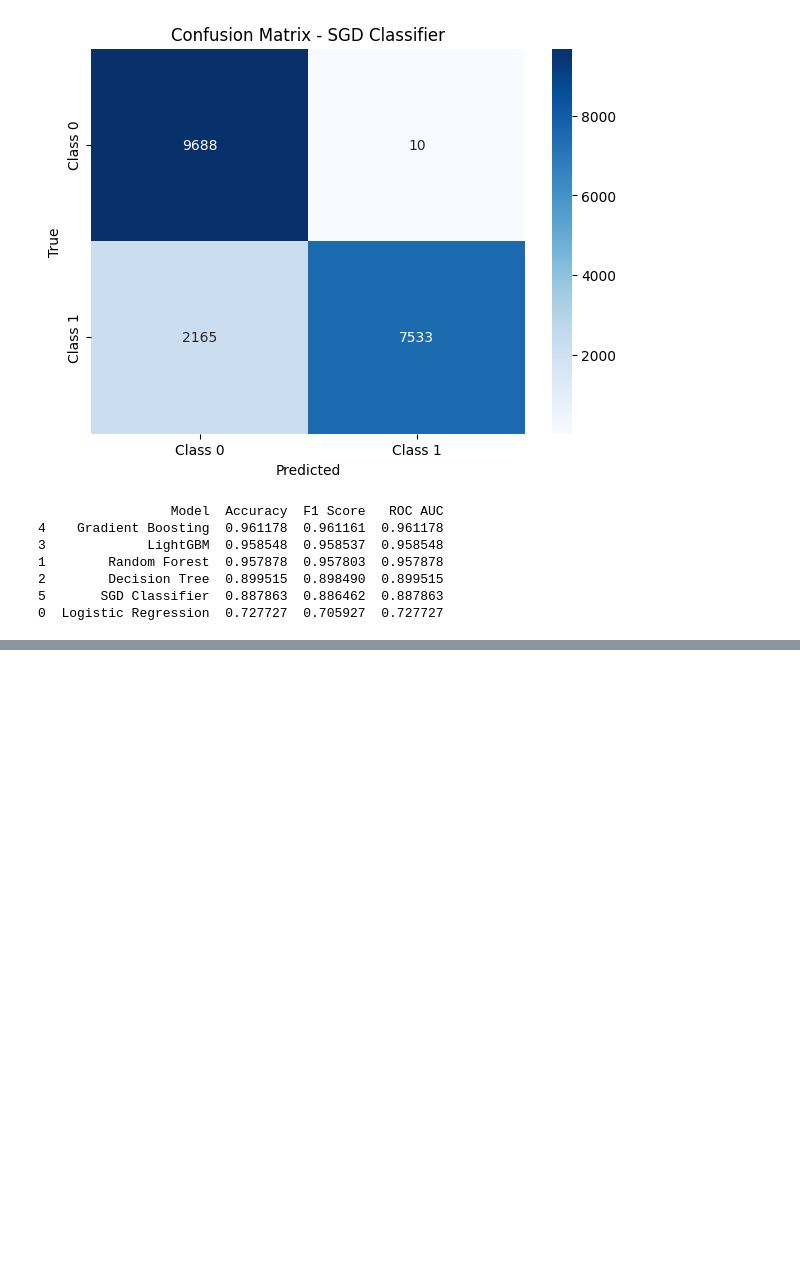
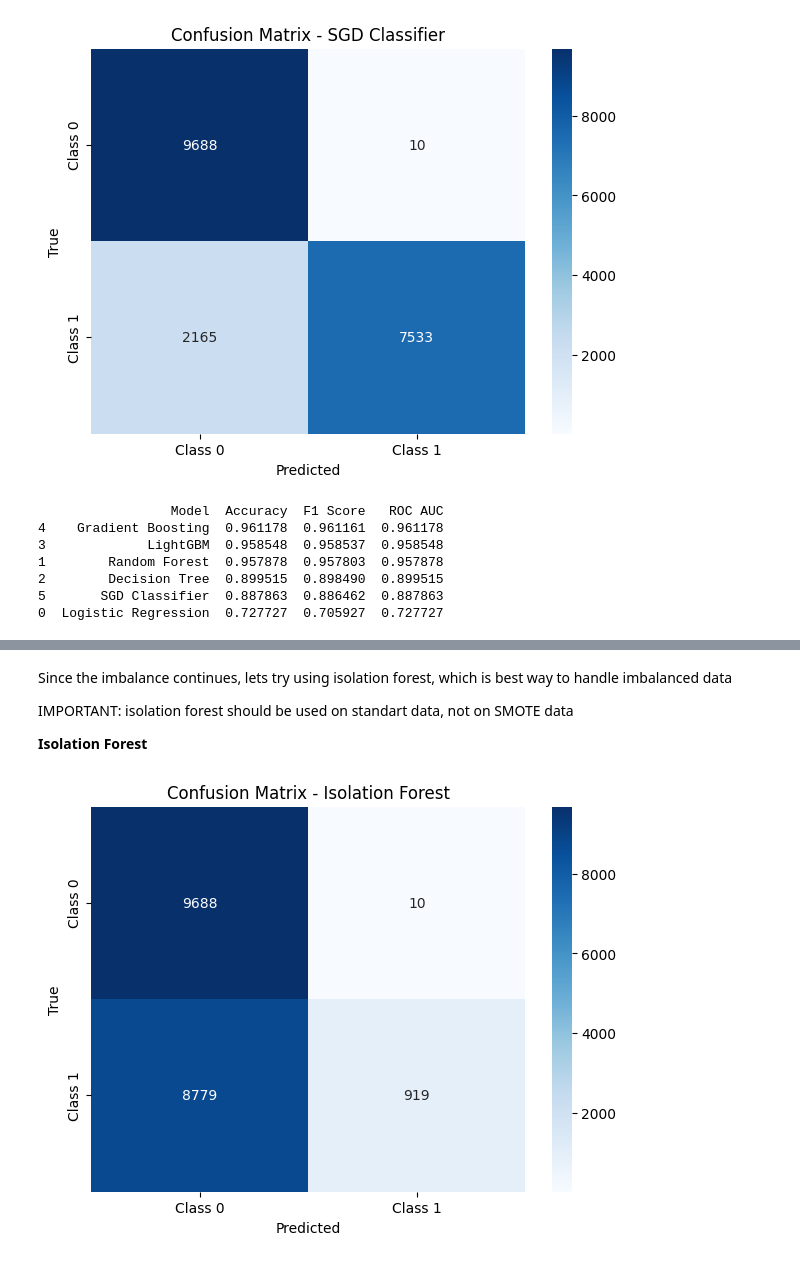
Before and after one commit to DasoTD/Fraud-Detection-ML, a Jupyter notebook: Fraud_Detection.ipynb, the cells around one changed output, grey strips where cells are left out. Drawn from its saved outputs; the diff is of its cells as text; code cells hidden in the pictures; blank space fills up the shorter version.

```diff
--- a/Fraud_Detection.ipynb
+++ b/Fraud_Detection.ipynb
@@ -364,0 +375,32 @@ print(results_df)
+# %% [markdown]
+
+
+Since the imbalance continues, lets try using isolation forest, which is best way to handle imbalanced data
+
+IMPORTANT: isolation forest should be used on standart data, not on SMOTE data
+
+**Isolation Forest**
+# %%
+
+
+from sklearn.ensemble import IsolationForest
+
+X_train, X_test, y_train, y_test = train_test_split(X_scaled, y_train_resampled, test_size=0.2, random_state=42, stratify=y_train_resampled)
+
+iso_forest = IsolationForest(contamination=0.05, random_state=42)
+iso_forest.fit(X_train)
+
+y_pred_train = iso_forest.predict(X_train)
+y_pred_test = iso_forest.predict(X_test)
+
+y_pred_test = [1 if x == -1 else 0 for x in y_pred_test]
+
+cm = confusion_matrix(y_test, y_pred_test)
+plt.figure(figsize=(7, 5))
+sns.heatmap(cm, annot=True, fmt="d", cmap="Blues", xticklabels=["Class 0", "Class 1"], yticklabels=["Class 0", "Class 1"])
+plt.title("Confusion Matrix - Isolation Forest")
+plt.xlabel('Predicted')
+plt.ylabel('True')
+plt.show()
+# %% [output]
+[figure, added]
```
Also changed, not shown: parts of 1 cell of this notebook.
